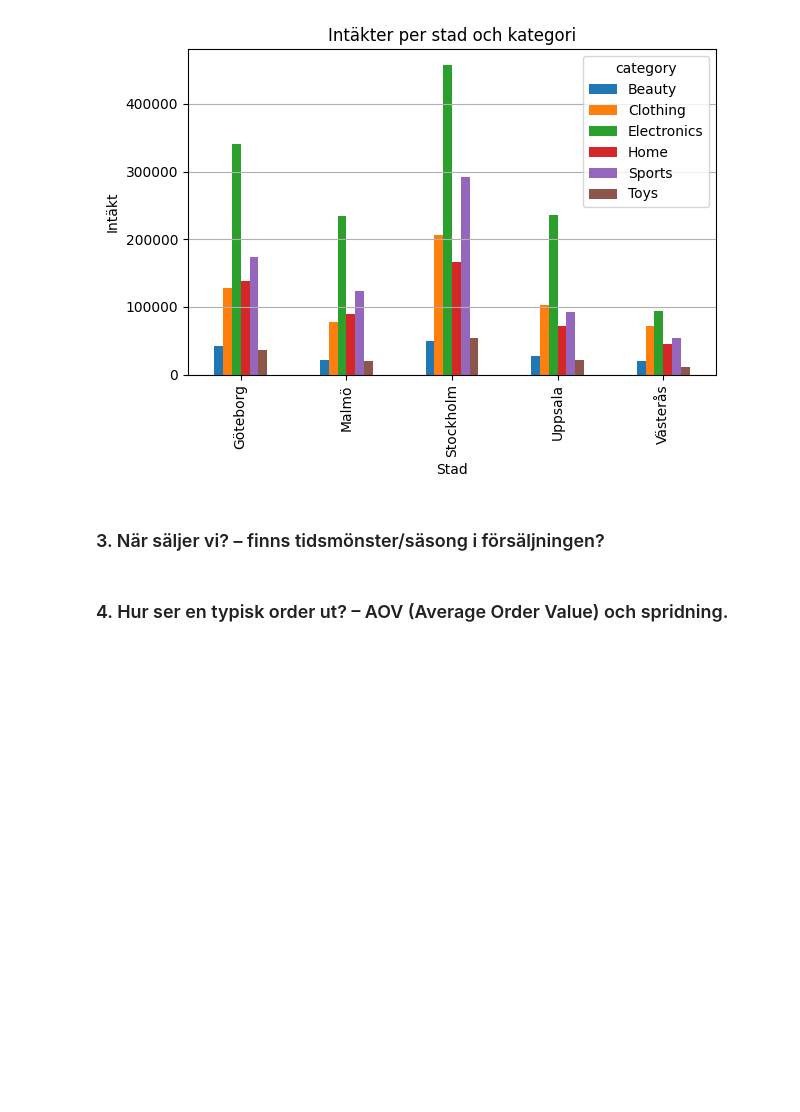
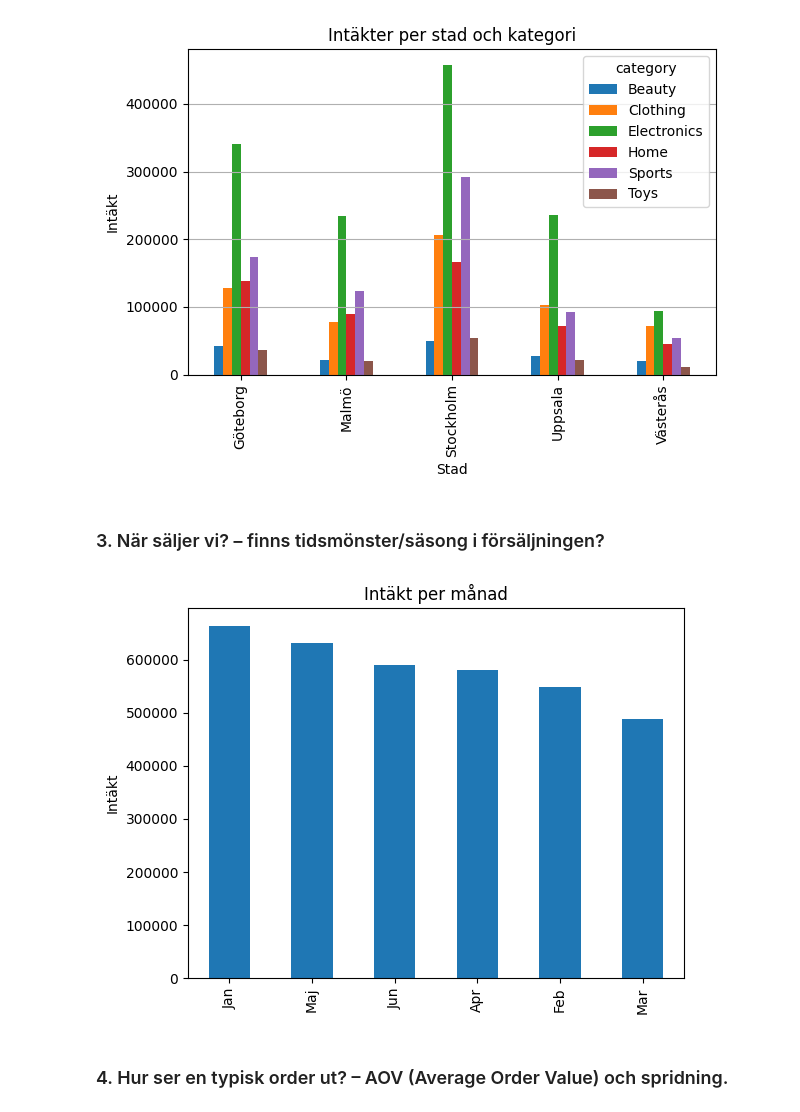
Before and after one commit to NadineKn/TW1, a Jupyter notebook: report.ipynb, the cells around one changed output. Drawn from its saved outputs; the diff is of its cells as text; code cells hidden in the pictures; blank space fills up the shorter version.

```diff
--- a/report.ipynb
+++ b/report.ipynb
@@ -108,6 +108,26 @@ plt.show()
 [figure]
 # %% [markdown]
 ### 3. När säljer vi? – finns tidsmönster/säsong i försäljningen?
+# %%
+import matplotlib.pyplot as plt
+import metrics
+
+
+rev_month = metrics.get_revenue_by_month()
+
+
+month_names = ['Jan', 'Feb', 'Mar', 'Apr', 'Maj', 'Jun',
+               'Jul', 'Aug', 'Sep', 'Okt', 'Nov', 'Dec']
+
+
+rev_month.index = [month_names[int(m)-1] if str(m).isdigit() else m for m in rev_month.index]
+
+
+rev_month.plot(kind='bar', title='Intäkt per månad')
+plt.ylabel('Intäkt')
+plt.show()
+# %% [output]
+[figure, added]
 # %% [markdown]
 ### 4. Hur ser en typisk order ut? – AOV (Average Order Value) och spridning.
 # %% [markdown]
```
Also changed, not shown: 1 other file.
